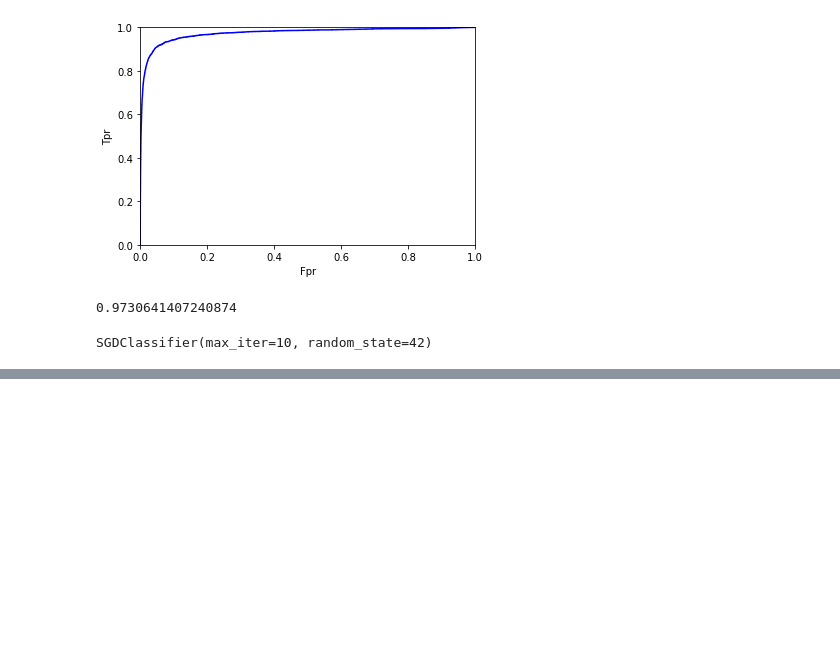
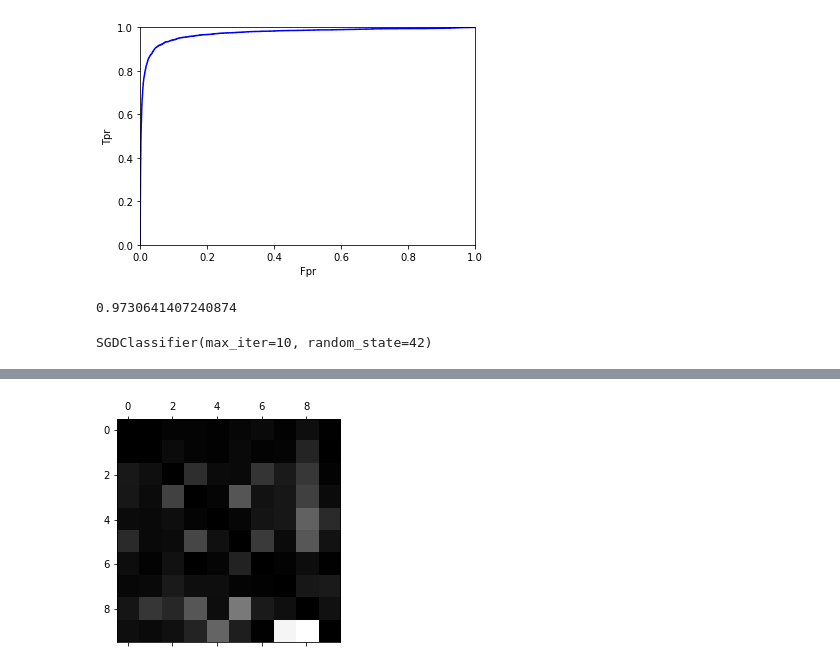
Before and after one commit to ishansuryan/Croma-Campus-Python-, a Jupyter notebook: 11_30 to 01 WD/11_00_12_30_WD_03172021/11_00_12_30_WD_03172021.ipynb, the cells around one changed output, grey strips where cells are left out. Saved outputs shown, nothing was run; the diff lists cells and outputs as text; code cells hidden in the pictures; blank space fills up the shorter version.

```diff
--- a/11_30 to 01 WD/11_00_12_30_WD_03172021/11_00_12_30_WD_03172021.ipynb
+++ b/11_30 to 01 WD/11_00_12_30_WD_03172021/11_00_12_30_WD_03172021.ipynb
@@ -208,0 +250,8 @@ plt.imshow(x_test[n].reshape(28,28));
+# %%
+row_sums = cnf_mx.sum(axis = 1, keepdims = True)
+row_norm = cnf_mx/row_sums
+# %%
+np.fill_diagonal(row_norm, 0)
+plt.matshow(row_norm, cmap ='gray');
+# %% [output]
+[figure, added]
```
Also changed, not shown: parts of 9 cells of this notebook, 3 other files.
